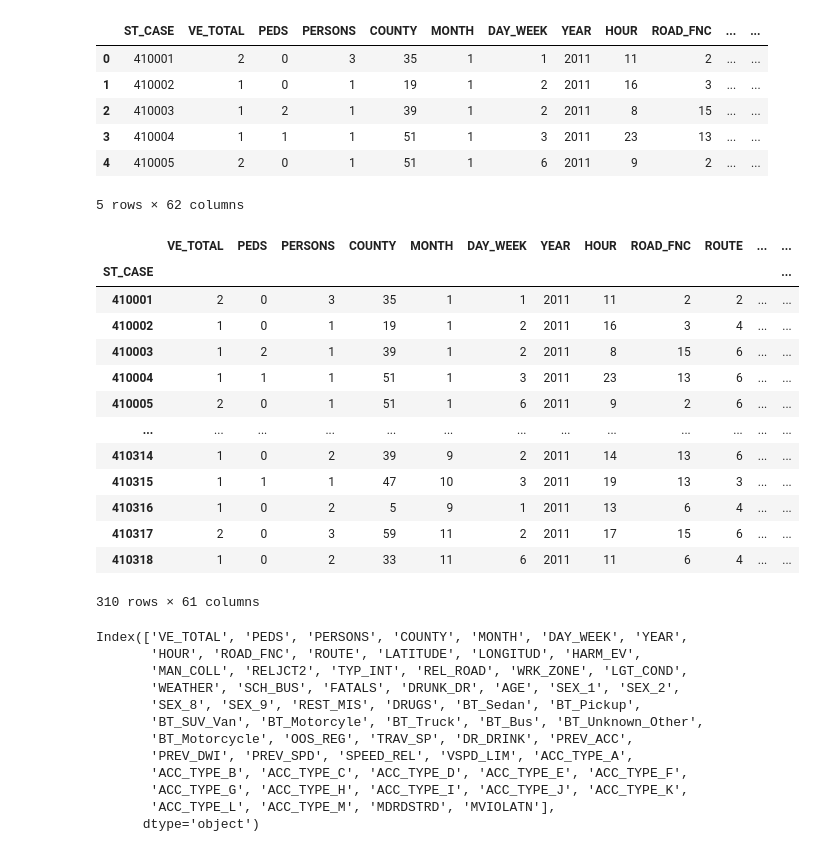
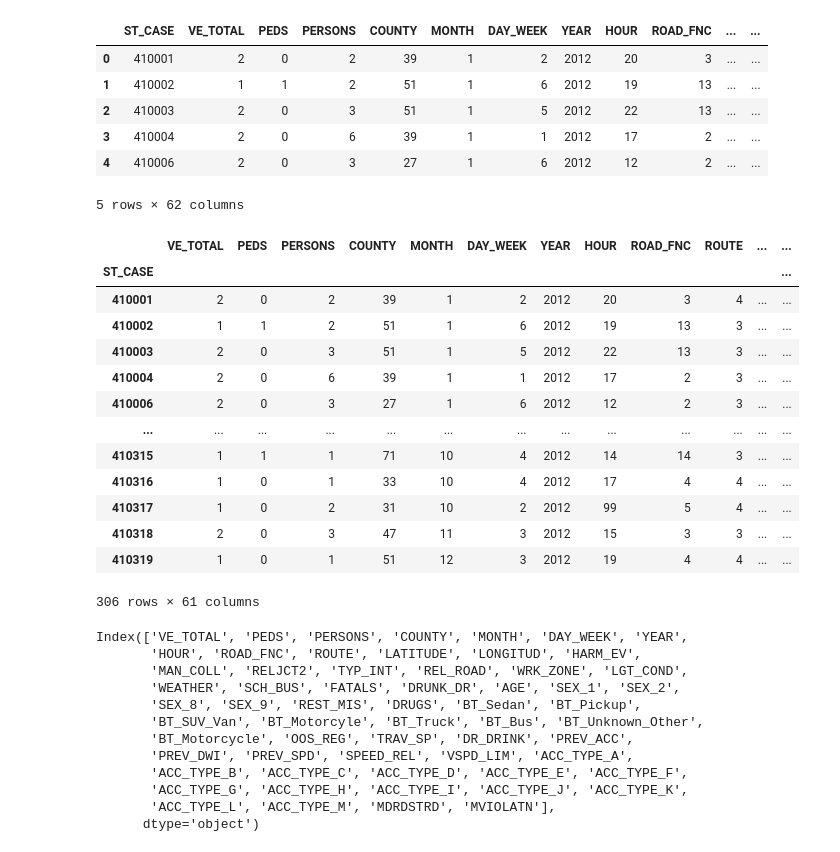
Before and after one commit to RebelKell/group-4, a Jupyter notebook: exploratory_encoding.ipynb, the cells around one changed output. Saved outputs shown, nothing was run; the diff lists cells and outputs as text; code cells hidden in the pictures.

Commit message:
adding 2012 data

```diff
--- a/exploratory_encoding.ipynb
+++ b/exploratory_encoding.ipynb
@@ -2,15 +2,15 @@
 # Import dependencies
 import pandas as pd
 # %%
-accidents_df = pd.read_csv('Resources/cleaned_data/accidents_2011_unencoded.csv')
+accidents_df = pd.read_csv('Resources/cleaned_data/accidents_2012_unencoded.csv')
 accidents_df.head()
 # %% [output]
 |  | ST_CASE | VE_TOTAL | PEDS | PERSONS | COUNTY | MONTH | DAY_WEEK | YEAR | HOUR | ROAD_FNC | ... | ... |
-| 0 | 410001 | 2 | 0 | 3 | 35 | 1 | 1 | 2011 | 11 | 2 | ... | ... |
-| 1 | 410002 | 1 | 0 | 1 | 19 | 1 | 2 | 2011 | 16 | 3 | ... | ... |
-| 2 | 410003 | 1 | 2 | 1 | 39 | 1 | 2 | 2011 | 8 | 15 | ... | ... |
-| 3 | 410004 | 1 | 1 | 1 | 51 | 1 | 3 | 2011 | 23 | 13 | ... | ... |
-| 4 | 410005 | 2 | 0 | 1 | 51 | 1 | 6 | 2011 | 9 | 2 | ... | ... |
+| 0 | 410001 | 2 | 0 | 2 | 39 | 1 | 2 | 2012 | 20 | 3 | ... | ... |
+| 1 | 410002 | 1 | 1 | 2 | 51 | 1 | 6 | 2012 | 19 | 13 | ... | ... |
+| 2 | 410003 | 2 | 0 | 3 | 51 | 1 | 5 | 2012 | 22 | 13 | ... | ... |
+| 3 | 410004 | 2 | 0 | 6 | 39 | 1 | 1 | 2012 | 17 | 2 | ... | ... |
+| 4 | 410006 | 2 | 0 | 3 | 27 | 1 | 6 | 2012 | 12 | 2 | ... | ... |
 5 rows × 62 columns
 # %%
 accidents_df = accidents_df.set_index('ST_CASE')
@@ -18,18 +18,18 @@ accidents_df
 # %% [output]
 |  | VE_TOTAL | PEDS | PERSONS | COUNTY | MONTH | DAY_WEEK | YEAR | HOUR | ROAD_FNC | ROUTE | ... | ... |
 | ST_CASE |  |  |  |  |  |  |  |  |  |  |  | ... |
-| 410001 | 2 | 0 | 3 | 35 | 1 | 1 | 2011 | 11 | 2 | 2 | ... | ... |
-| 410002 | 1 | 0 | 1 | 19 | 1 | 2 | 2011 | 16 | 3 | 4 | ... | ... |
-| 410003 | 1 | 2 | 1 | 39 | 1 | 2 | 2011 | 8 | 15 | 6 | ... | ... |
-| 410004 | 1 | 1 | 1 | 51 | 1 | 3 | 2011 | 23 | 13 | 6 | ... | ... |
-| 410005 | 2 | 0 | 1 | 51 | 1 | 6 | 2011 | 9 | 2 | 6 | ... | ... |
+| 410001 | 2 | 0 | 2 | 39 | 1 | 2 | 2012 | 20 | 3 | 4 | ... | ... |
+| 410002 | 1 | 1 | 2 | 51 | 1 | 6 | 2012 | 19 | 13 | 3 | ... | ... |
+| 410003 | 2 | 0 | 3 | 51 | 1 | 5 | 2012 | 22 | 13 | 3 | ... | ... |
+| 410004 | 2 | 0 | 6 | 39 | 1 | 1 | 2012 | 17 | 2 | 3 | ... | ... |
+| 410006 | 2 | 0 | 3 | 27 | 1 | 6 | 2012 | 12 | 2 | 3 | ... | ... |
 | ... | ... | ... | ... | ... | ... | ... | ... | ... | ... | ... | ... | ... |
-| 410314 | 1 | 0 | 2 | 39 | 9 | 2 | 2011 | 14 | 13 | 6 | ... | ... |
-| 410315 | 1 | 1 | 1 | 47 | 10 | 3 | 2011 | 19 | 13 | 3 | ... | ... |
-| 410316 | 1 | 0 | 2 | 5 | 9 | 1 | 2011 | 13 | 6 | 4 | ... | ... |
-| 410317 | 2 | 0 | 3 | 59 | 11 | 2 | 2011 | 17 | 15 | 6 | ... | ... |
-| 410318 | 1 | 0 | 2 | 33 | 11 | 6 | 2011 | 11 | 6 | 4 | ... | ... |
+| 410315 | 1 | 1 | 1 | 71 | 10 | 4 | 2012 | 14 | 14 | 3 | ... | ... |
+| 410316 | 1 | 0 | 1 | 33 | 10 | 4 | 2012 | 17 | 4 | 4 | ... | ... |
+| 410317 | 1 | 0 | 2 | 31 | 10 | 2 | 2012 | 99 | 5 | 4 | ... | ... |
+| 410318 | 2 | 0 | 3 | 47 | 11 | 3 | 2012 | 15 | 3 | 3 | ... | ... |
+| 410319 | 1 | 0 | 1 | 51 | 12 | 3 | 2012 | 19 | 4 | 4 | ... | ... |
-310 rows × 61 columns
+306 rows × 61 columns
 # %%
 accidents_df.columns
 # %% [output]
```
Also changed, not shown: parts of 16 cells of this notebook, 4 other files.
